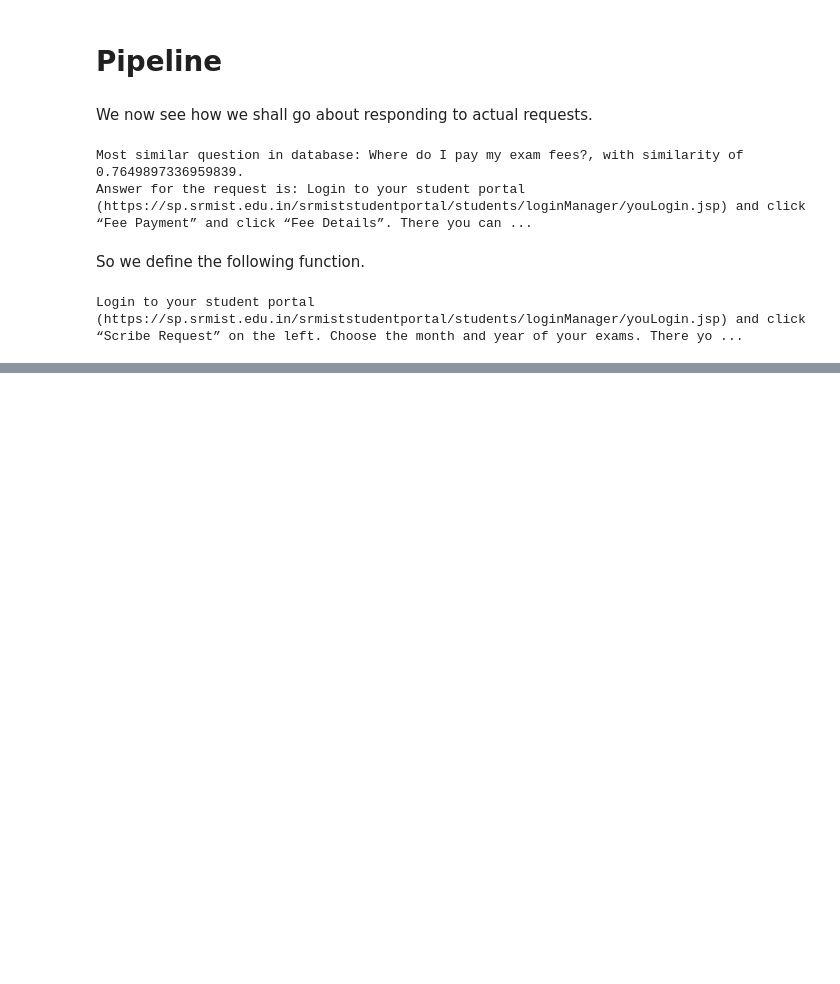
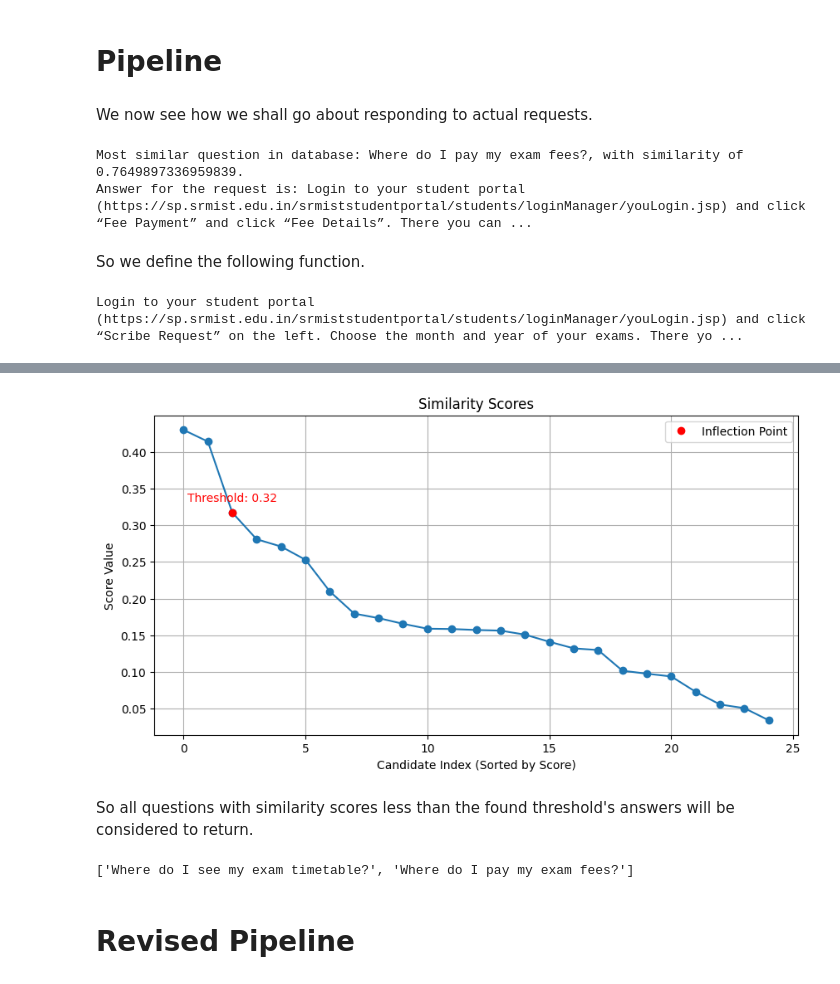
Before and after one commit to IEEE-GRSS-SRM/SRMIST-COE-Grievance-Application, a Jupyter notebook: chatbot/ChatCOE/ChatCOE.ipynb, the cells around one changed output, grey strips where cells are left out. Saved outputs shown, nothing was run; the diff lists cells and outputs as text; code cells hidden in the pictures; blank space fills up the shorter version.

Commit message:
Multiple Question Compatibility

```diff
--- a/chatbot/ChatCOE/ChatCOE.ipynb
+++ b/chatbot/ChatCOE/ChatCOE.ipynb
@@ -169,0 +261,45 @@ Login to your student portal (https://sp.srmist.edu.in/srmiststudentportal/stude
+# %%
+def find_point_of_inflection(data):
+    data.sort(reverse=True)
+    data = np.array(data)
+    first_derivative = np.diff(data)
+    second_derivative = np.diff(first_derivative)
+
+    # inflection = where second derivative changes sign from negative to positive
+    for i in range(1, len(second_derivative)):
+        if second_derivative[i - 1] < 0 and second_derivative[i] > 0:
+            return (i + 1, data[i + 1])  # +1 to offset diff offset
+
+    return None
+
+def find_point_of_knee(data):
+    from kneed import KneeLocator
+    x = list(range(len(data)))
+    kl = KneeLocator(x, data, curve='convex', direction='decreasing')
+    return kl.knee, data[kl.knee]
+
+def get_threshold(data):
+    inflection_poinf_idx, inflection_point = find_point_of_inflection(data)
+    knee_idx, knee = find_point_of_knee(data)
+    if knee_idx < inflection_poinf_idx:
+        return knee_idx, knee
+    return inflection_poinf_idx, inflection_point
+# %%
+scores = vector_db.get_all_scores("I want to see my exam time table. I want to pay my exam fees.")
+threshold_idx, threshold = get_threshold(scores)
+plt.figure(figsize=(10, 5))
+plt.plot(scores, marker='o')
+plt.plot(threshold_idx, threshold, 'ro', label='Inflection Point')
+plt.annotate(f"Threshold: {threshold:.2f}",
+             (threshold_idx, threshold),
+             textcoords="offset points", xytext=(0,10), ha='center', color='red')
+plt.title("Similarity Scores")
+plt.xlabel("Candidate Index (Sorted by Score)")
+plt.ylabel("Score Value")
+plt.grid(True)
+plt.legend()
+plt.show()
+# %% [output]
+[figure, added]
+# %% [markdown]
+So all questions with similarity scores less than the found threshold's answers will be considered to return.
@@ -169,0 +324,8 @@ Login to your student portal (https://sp.srmist.edu.in/srmiststudentportal/stude
+# %%
+scores = vector_db.get_all_scores("I want to see my exam time table. I want to pay my exam fees.")
+threshold_idx, threshold = get_threshold(scores)
+print(vector_db.get_all_sentence_greater_than_threshold("I want to see my exam timetable, I want to pay my exam fees.", threshold))
+# %% [output]
+['Where do I see my exam timetable?', 'Where do I pay my exam fees?']
+# %% [markdown]
+# Revised Pipeline
```
Also changed, not shown: parts of 15 cells of this notebook, 2 other files.
